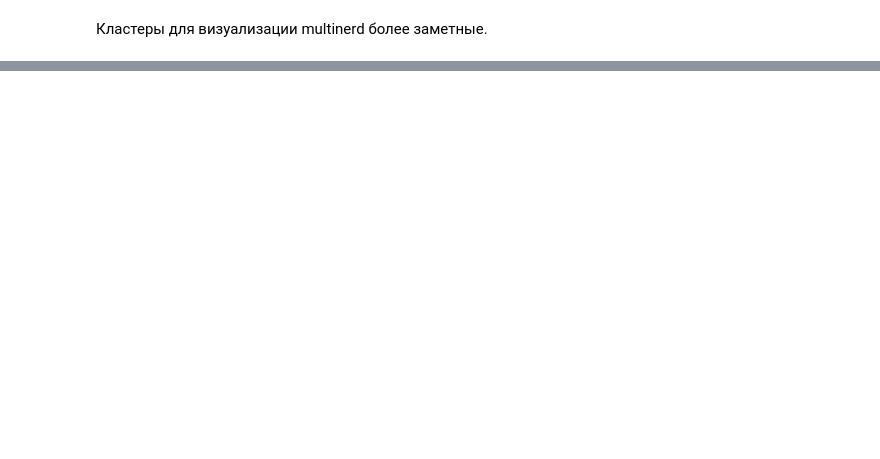
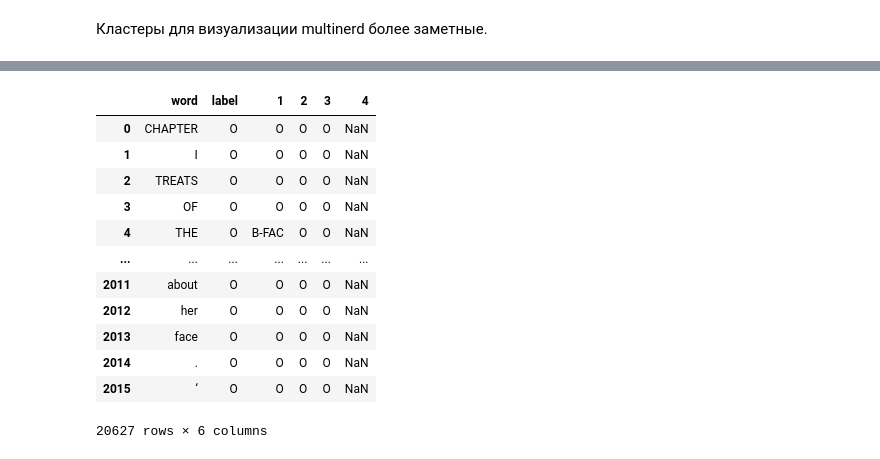
Before and after one commit to potroshitelshuk/NLP-2022, a Jupyter notebook: hw2-2022.ipynb, the cells around one changed output, grey strips where cells are left out. Cells and saved outputs as stored; diff of their text form; code cells hidden in the pictures; blank space fills up the shorter version.

```diff
--- a/hw2-2022.ipynb
+++ b/hw2-2022.ipynb
@@ -571,0 +575,7 @@ Loading BokehJS ...
+# %%
+from sklearn.model_selection import train_test_split
+
+pathes = os.listdir('litbank_entities/tsv')
+train_pathes, test_pathes = train_test_split(pathes, train_size=0.8, random_state=1)
+val_pathes, test_pathes = train_test_split(test_pathes, train_size=0.5, random_state=1)
+len(train_pathes), len(val_pathes), len(test_pathes)
@@ -571,0 +584,9 @@ Loading BokehJS ...
+# %%
+def read_books(pathes):
+    df = pd.DataFrame(columns=['word', 'label', '1', '2', '3'])
+    for path in pathes:
+        folder_path = 'litbank_entities/tsv/'
+        df = pd.concat([
+            df, pd.read_csv(folder_path + path, sep='\t', quoting=csv.QUOTE_NONE, names=['word', 'label', '1', '2', '3', '4'])
+        ], axis=0)
+    return df
@@ -571,0 +606,16 @@ Loading BokehJS ...
+# %%
+read_books(test_pathes)
+# %% [output]
+|  | word | label | 1 | 2 | 3 | 4 |
+| 0 | CHAPTER | O | O | O | O | NaN |
+| 1 | I | O | O | O | O | NaN |
+| 2 | TREATS | O | O | O | O | NaN |
+| 3 | OF | O | O | O | O | NaN |
+| 4 | THE | O | B-FAC | O | O | NaN |
+| ... | ... | ... | ... | ... | ... | ... |
+| 2011 | about | O | O | O | O | NaN |
+| 2012 | her | O | O | O | O | NaN |
+| 2013 | face | O | O | O | O | NaN |
+| 2014 | . | O | O | O | O | NaN |
+| 2015 | ‘ | O | O | O | O | NaN |
+20627 rows × 6 columns
```
Also changed, not shown: parts of 5 cells of this notebook.
